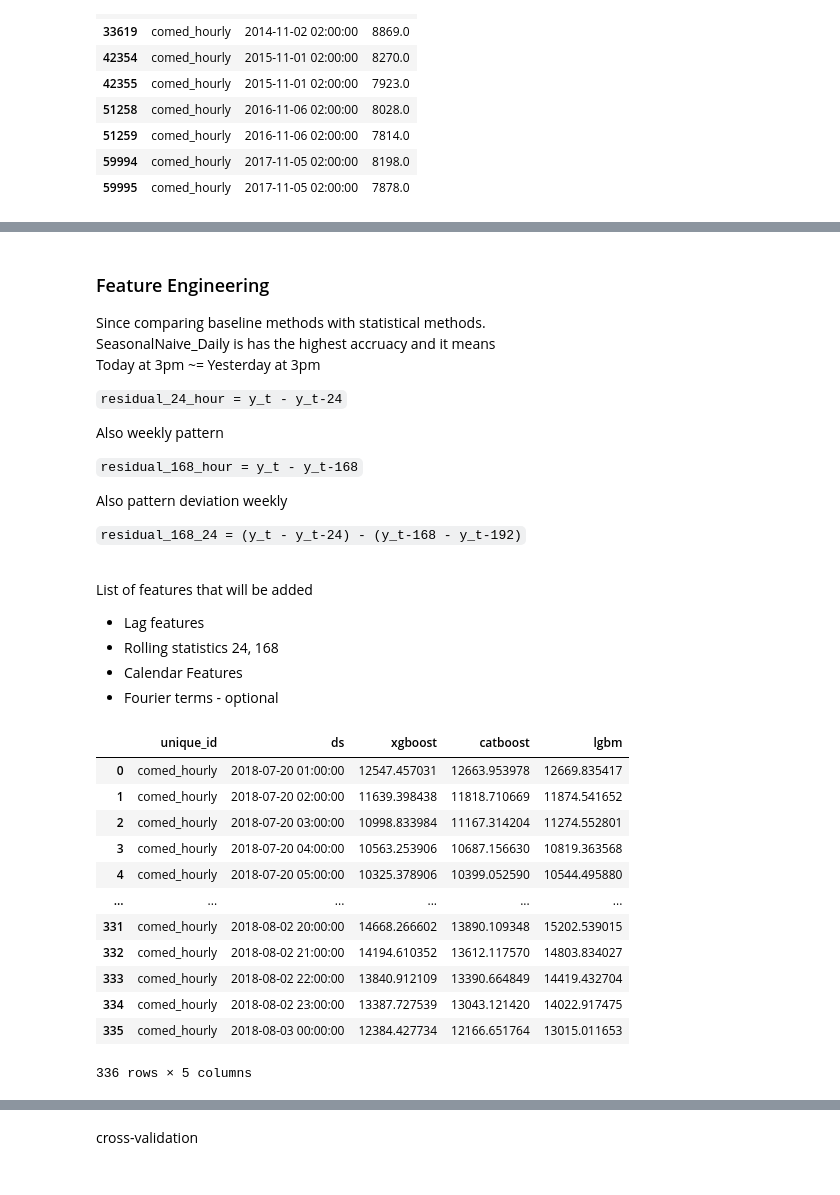
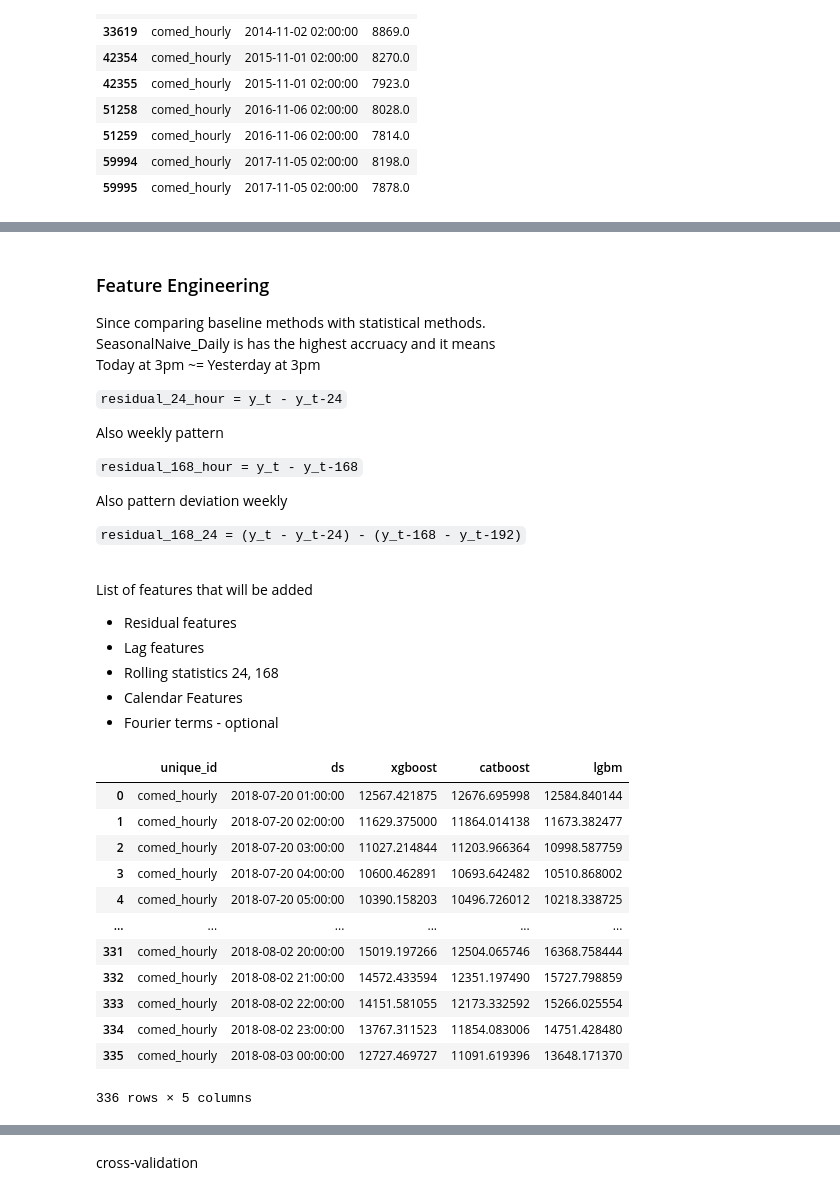
Before and after one commit to Nye1nChanSoe/time-series-analysis, a Jupyter notebook: electricity-consumption/commonwealth_edison_ml.ipynb, the cells around one changed output, grey strips where cells are left out. Drawn from its saved outputs; the diff is of its cells as text; code cells hidden in the pictures.

Commit message:
comed final

```diff
--- a/electricity-consumption/commonwealth_edison_ml.ipynb
+++ b/electricity-consumption/commonwealth_edison_ml.ipynb
@@ -141,6 +141,7 @@ Also pattern deviation weekly
 <br>
 
 List of features that will be added
+- Residual features
 - Lag features
 - Rolling statistics 24, 168
 - Calendar Features
@@ -150,15 +189,12 @@ List of features that will be added
 df['hour'] = df['ds'].dt.hour
 df['dayofweek'] = df['ds'].dt.day_of_week
 df['month'] = df['ds'].dt.month
-df['is_weekend'] = (df['ds'].dt.day_of_week >= 5).astype(int)
 
 cal = USFederalHolidayCalendar()
 us_holidays = cal.holidays(start=df['ds'].min(), end=df['ds'].max())
 ds_norm = df['ds'].dt.normalize()
 
 df['is_holiday'] = ds_norm.isin(us_holidays).astype(int)
-df['is_day_before_holiday'] = ds_norm.isin(us_holidays - pd.Timedelta(days=1)).astype(int)
-df['is_day_after_holiday']  = ds_norm.isin(us_holidays + pd.Timedelta(days=1)).astype(int)
 # %%
 # fourier harmonics for annual cycle
 day_of_year = df['ds'].dt.dayofyear
@@ -175,45 +211,48 @@ train_ml = df_clean.iloc[:-test_size]
 test_ml  = df_clean.iloc[-test_size:]
 # %%
 exogeneous_features = [
-    'hour', 'dayofweek', 'month', 'is_weekend',
-    'is_holiday', 'is_day_before_holiday', 'is_day_after_holiday',
+    'hour', 'dayofweek', 'month',
+    'is_holiday',
     'sin_annual_1', 'cos_annual_1',
     'sin_annual_2', 'cos_annual_2',
     'sin_annual_3', 'cos_annual_3',
 ]
 
 mlf = MLForecast(
     models={
         'xgboost': XGBRegressor(n_estimators=500, learning_rate=0.01, verbosity=0),
         'catboost': CatBoostRegressor(iterations=500, learning_rate=0.01, verbose=0, loss_function='RMSE'),
-        'lgbm': LGBMRegressor(n_estimators=500, learning_rate=0.01, verbose=0),
+        # fit with linear tree for lgbm for extrapolation
+        'lgbm': LGBMRegressor(n_estimators=500, learning_rate=0.01, verbose=0, linear_tree=True),
     },
     freq='h',
     lags=[1, 2, 24, 48, 168, 336],
     lag_transforms={
-        24: [(rolling_mean, 24), (rolling_std, 24)],
-        168: [(rolling_mean, 168), (rolling_std, 168)],
+        # mlforecast will update them recursively at prediction steps
+        1: [residual_24, residual_168, residual_168_24],
+        24: [(rolling_mean, 24), (rolling_std, 24), (rolling_max, 24), (rolling_min, 24)],
+        168: [(rolling_mean, 168), (rolling_std, 168), (rolling_max, 168), (rolling_min, 168)],
     },
 )
 
 mlf.fit(train_ml[['unique_id', 'ds', 'y'] + exogeneous_features], static_features=[])
 
 # predict
 future_exog = test_ml[['unique_id', 'ds'] + exogeneous_features]
 preds = mlf.predict(h=336, X_df=future_exog)
 
 preds
 # %% [output]
 |  | unique_id | ds | xgboost | catboost | lgbm |
-| 0 | comed_hourly | 2018-07-20 01:00:00 | 12547.457031 | 12663.953978 | 12669.835417 |
-| 1 | comed_hourly | 2018-07-20 02:00:00 | 11639.398438 | 11818.710669 | 11874.541652 |
-| 2 | comed_hourly | 2018-07-20 03:00:00 | 10998.833984 | 11167.314204 | 11274.552801 |
-| 3 | comed_hourly | 2018-07-20 04:00:00 | 10563.253906 | 10687.156630 | 10819.363568 |
-| 4 | comed_hourly | 2018-07-20 05:00:00 | 10325.378906 | 10399.052590 | 10544.495880 |
+| 0 | comed_hourly | 2018-07-20 01:00:00 | 12567.421875 | 12676.695998 | 12584.840144 |
+| 1 | comed_hourly | 2018-07-20 02:00:00 | 11629.375000 | 11864.014138 | 11673.382477 |
+| 2 | comed_hourly | 2018-07-20 03:00:00 | 11027.214844 | 11203.966364 | 10998.587759 |
+| 3 | comed_hourly | 2018-07-20 04:00:00 | 10600.462891 | 10693.642482 | 10510.868002 |
+| 4 | comed_hourly | 2018-07-20 05:00:00 | 10390.158203 | 10496.726012 | 10218.338725 |
 | ... | ... | ... | ... | ... | ... |
-| 331 | comed_hourly | 2018-08-02 20:00:00 | 14668.266602 | 13890.109348 | 15202.539015 |
-| 332 | comed_hourly | 2018-08-02 21:00:00 | 14194.610352 | 13612.117570 | 14803.834027 |
-| 333 | comed_hourly | 2018-08-02 22:00:00 | 13840.912109 | 13390.664849 | 14419.432704 |
-| 334 | comed_hourly | 2018-08-02 23:00:00 | 13387.727539 | 13043.121420 | 14022.917475 |
-| 335 | comed_hourly | 2018-08-03 00:00:00 | 12384.427734 | 12166.651764 | 13015.011653 |
+| 331 | comed_hourly | 2018-08-02 20:00:00 | 15019.197266 | 12504.065746 | 16368.758444 |
+| 332 | comed_hourly | 2018-08-02 21:00:00 | 14572.433594 | 12351.197490 | 15727.798859 |
+| 333 | comed_hourly | 2018-08-02 22:00:00 | 14151.581055 | 12173.332592 | 15266.025554 |
+| 334 | comed_hourly | 2018-08-02 23:00:00 | 13767.311523 | 11854.083006 | 14751.428480 |
+| 335 | comed_hourly | 2018-08-03 00:00:00 | 12727.469727 | 11091.619396 | 13648.171370 |
 336 rows × 5 columns
```
Also changed, not shown: parts of 26 cells of this notebook, 7 other files.
